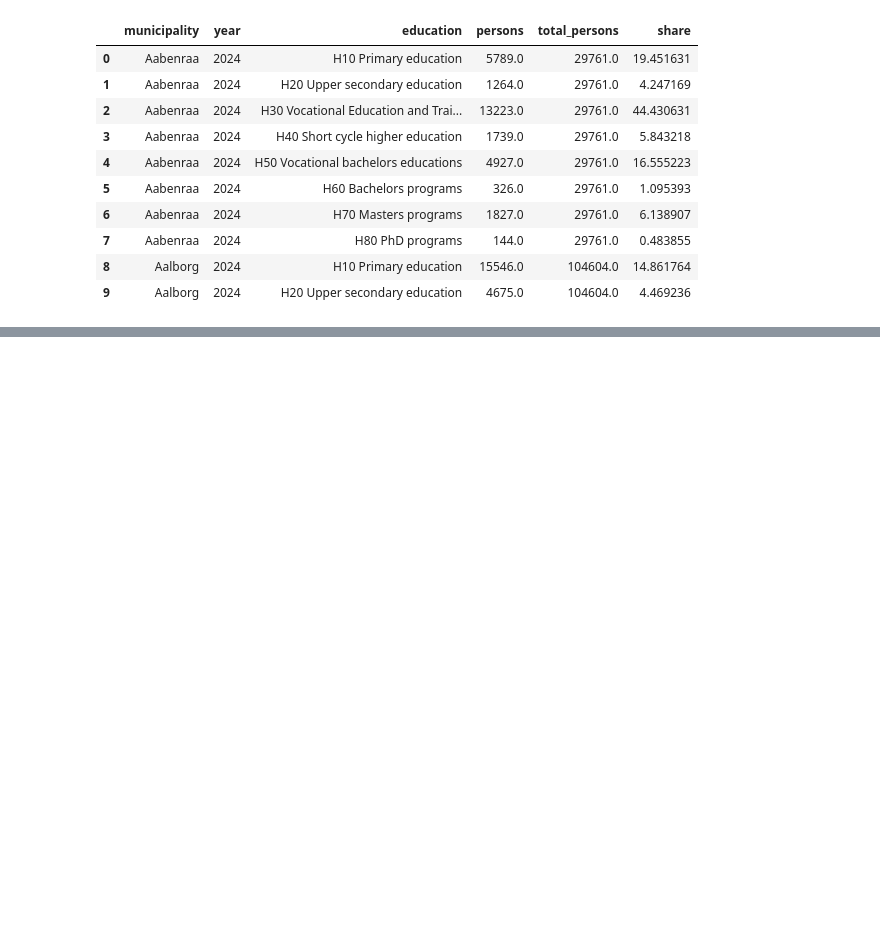
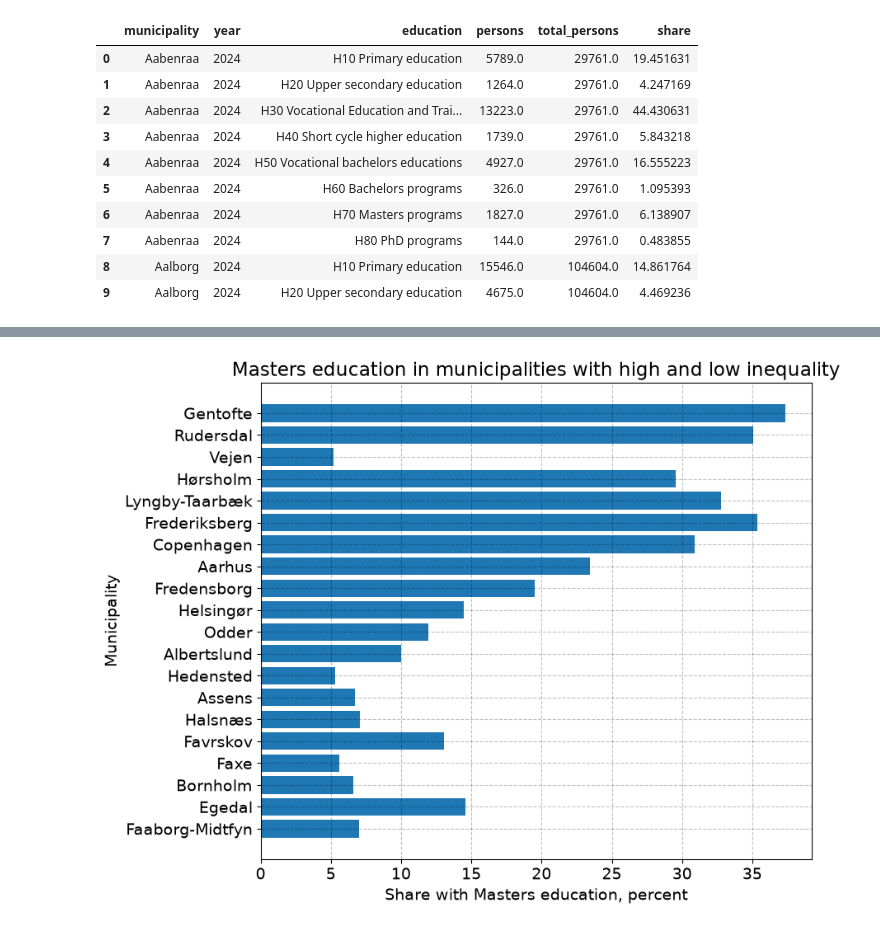
Before and after one commit to OttoBengtson/programming-for-economists, a Jupyter notebook: Data_Project_Version_1.ipynb, the cells around one changed output, grey strips where cells are left out. Cells and saved outputs as stored; diff of their text form; code cells hidden in the pictures; blank space fills up the shorter version.

```diff
--- a/Data_Project_Version_1.ipynb
+++ b/Data_Project_Version_1.ipynb
@@ -1787,0 +2101,39 @@ education_shares.head(10)
+# %%
+# r. illustrate Masters education in high- and low-Gini municipalities
+
+# a. combine municipalities
+education_ranking = pd.concat(
+    [
+        low_gini,
+        high_gini
+    ],
+    ignore_index=True
+)
+
+# b. sort by Gini coefficient
+education_ranking = (
+    education_ranking
+    .sort_values('gini')
+    .reset_index(drop=True)
+)
+
+# c. create figure
+fig = plt.figure(figsize=(9,7))
+ax = fig.add_subplot(1,1,1)
+
+# d. horizontal bar chart
+ax.barh(
+    education_ranking['municipality'],
+    education_ranking['masters']
+)
+
+# e. labels
+ax.set_title(
+    'Masters education in municipalities with high and low inequality'
+)
+ax.set_xlabel('Share with Masters education, percent')
+ax.set_ylabel('Municipality')
+
+fig.tight_layout()
+# %% [output]
+[figure, added]
```
Also changed, not shown: parts of 13 cells of this notebook.
